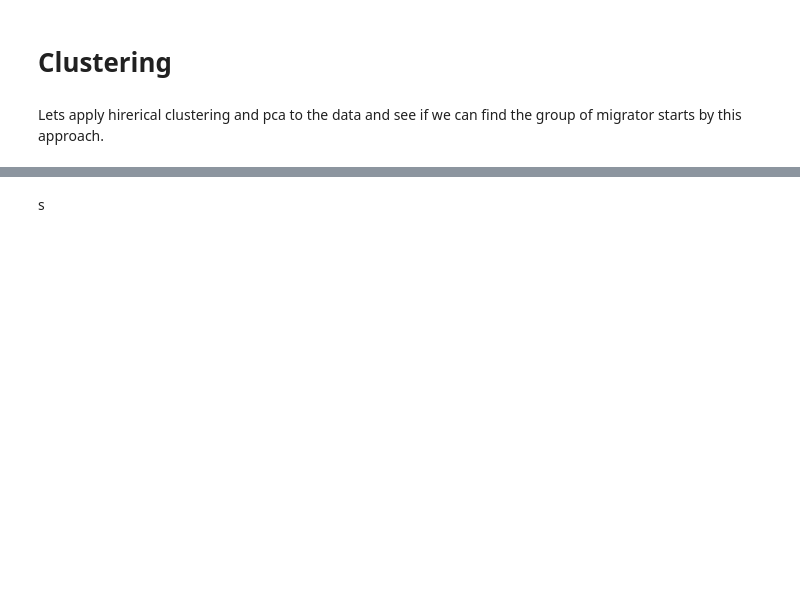
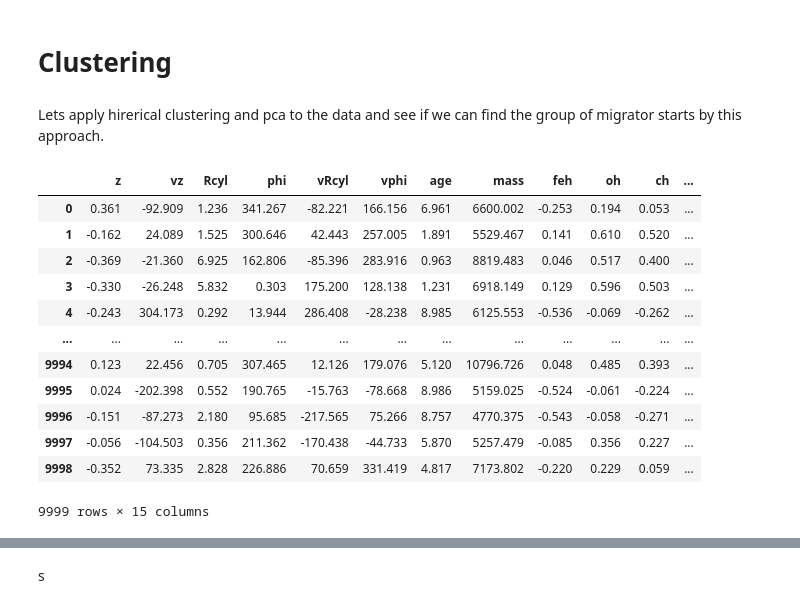
Before and after one commit to Chrillemis/AppStatProject, a Jupyter notebook: Clustering/Clustering.ipynb, the cells around one changed output, grey strips where cells are left out. Cells and saved outputs as stored; diff of their text form; code cells hidden in the pictures; blank space fills up the shorter version.

```diff
--- a/Clustering/Clustering.ipynb
+++ b/Clustering/Clustering.ipynb
@@ -19,4 +22,20 @@ scaler = StandardScaler(with_std=True, with_mean=True)
 data_scaled = scaler.fit_transform(data)
+# %%
+data
+# %% [output]
+|  | z | vz | Rcyl | phi | vRcyl | vphi | age | mass | feh | oh | ch | ... |
+| 0 | 0.361 | -92.909 | 1.236 | 341.267 | -82.221 | 166.156 | 6.961 | 6600.002 | -0.253 | 0.194 | 0.053 | ... |
+| 1 | -0.162 | 24.089 | 1.525 | 300.646 | 42.443 | 257.005 | 1.891 | 5529.467 | 0.141 | 0.610 | 0.520 | ... |
+| 2 | -0.369 | -21.360 | 6.925 | 162.806 | -85.396 | 283.916 | 0.963 | 8819.483 | 0.046 | 0.517 | 0.400 | ... |
+| 3 | -0.330 | -26.248 | 5.832 | 0.303 | 175.200 | 128.138 | 1.231 | 6918.149 | 0.129 | 0.596 | 0.503 | ... |
+| 4 | -0.243 | 304.173 | 0.292 | 13.944 | 286.408 | -28.238 | 8.985 | 6125.553 | -0.536 | -0.069 | -0.262 | ... |
+| ... | ... | ... | ... | ... | ... | ... | ... | ... | ... | ... | ... | ... |
+| 9994 | 0.123 | 22.456 | 0.705 | 307.465 | 12.126 | 179.076 | 5.120 | 10796.726 | 0.048 | 0.485 | 0.393 | ... |
+| 9995 | 0.024 | -202.398 | 0.552 | 190.765 | -15.763 | -78.668 | 8.986 | 5159.025 | -0.524 | -0.061 | -0.224 | ... |
+| 9996 | -0.151 | -87.273 | 2.180 | 95.685 | -217.565 | 75.266 | 8.757 | 4770.375 | -0.543 | -0.058 | -0.271 | ... |
+| 9997 | -0.056 | -104.503 | 0.356 | 211.362 | -170.438 | -44.733 | 5.870 | 5257.479 | -0.085 | 0.356 | 0.227 | ... |
+| 9998 | -0.352 | 73.335 | 2.828 | 226.886 | 70.659 | 331.419 | 4.817 | 7173.802 | -0.220 | 0.229 | 0.059 | ... |
+9999 rows × 15 columns
 # %%
 HClust = AgglomerativeClustering
 hc_comp = HClust(distance_threshold=0, n_clusters=None, linkage='complete')
```
Also changed, not shown: parts of 12 cells of this notebook.
